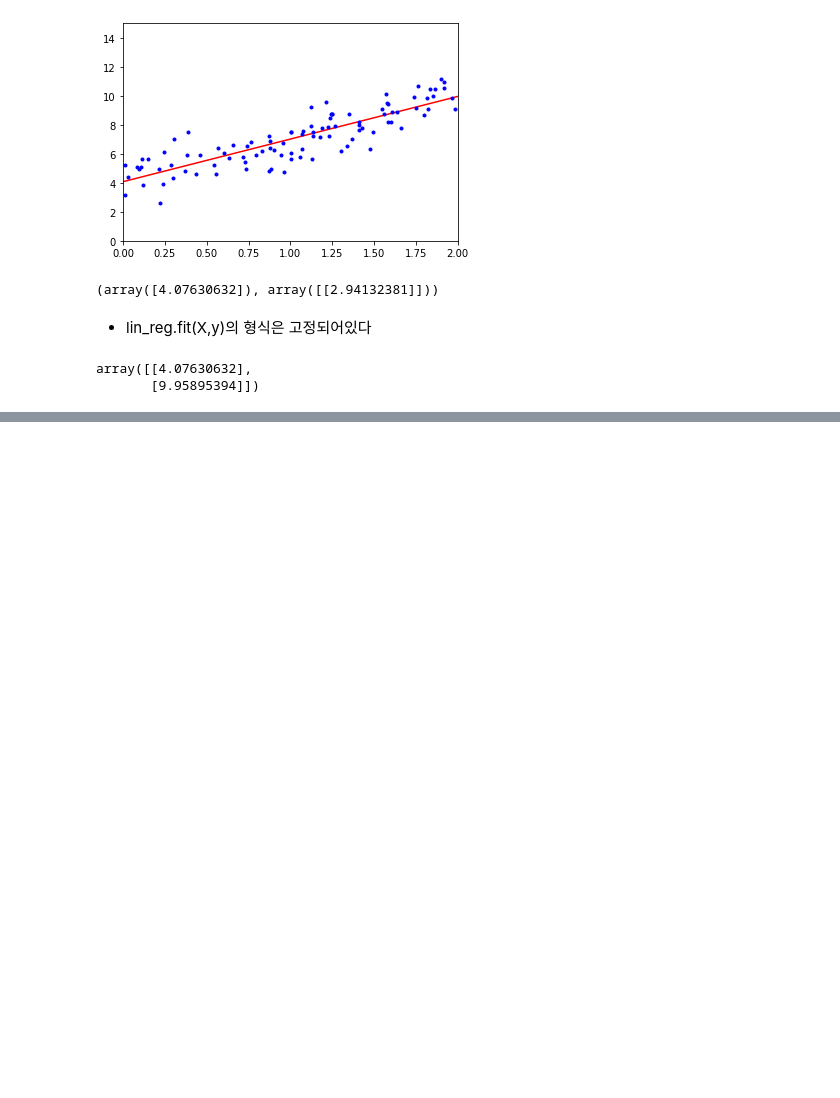
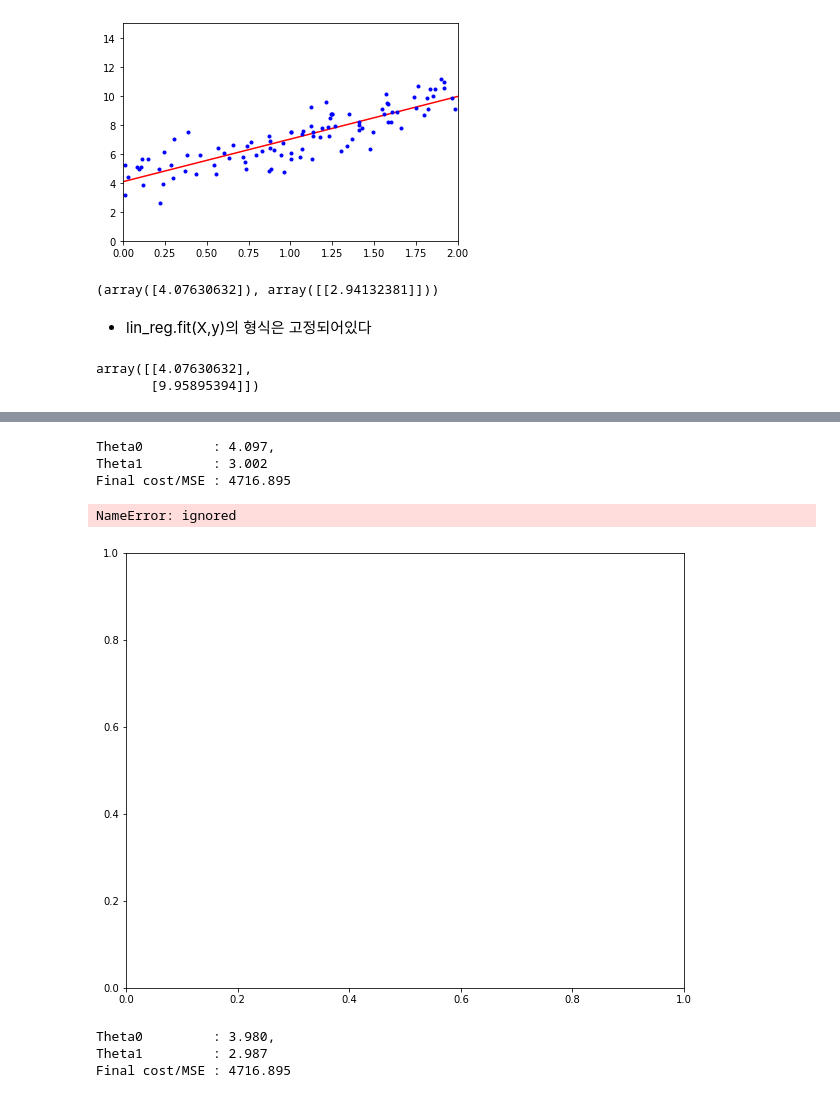
Before and after one commit to yoonyoung27/prac_python, a Jupyter notebook: machine_learning_01.ipynb, the cells around one changed output, grey strips where cells are left out. Saved outputs shown, nothing was run; the diff lists cells and outputs as text; code cells hidden in the pictures; blank space fills up the shorter version.

```diff
--- a/machine_learning_01.ipynb
+++ b/machine_learning_01.ipynb
@@ -80,0 +184,26 @@ array([[4.07630632],
+# %%
+Ir = 0.5
+n_iter = 50
+
+theta = np.random.randn(2,1)
+
+X_b = np.c_[np.ones((len(X),1)),X]
+theta, cost_hitory = stochastic_gradient_descent(X_b, y, theta, Ir, n_iter)
+
+print('Theta0         : {:0.3f},\nTheta1         : {:0.3f}'.format(theta[0][0], theta[1][0]))
+print('Final cost/MSE : {:0.3f}'.format(cost_history[-1]))
+# %% [output]
+Theta0         : 4.097,
+Theta1         : 3.002
+Final cost/MSE : 4716.895
+# %%
+fig.ax = plt.subplots(figsize=(10,8))
+
+ax.set_ylabel('{J(Theta)}', rotation=0)
+ax.set_xlabel('{Iterations}')
+theta = np.random.randn(2,1)
+
+_=ax.plot(range(n_iter), cost_history, 'b.')
+# %% [output]
+NameError: ignored
+[figure, added]
@@ -80,0 +244,14 @@ array([[4.07630632],
+# %%
+Ir = 0.1
+n_iter = 200
+
+theta = np.random.randn(2,1)
+
+theta, cost_hitory = stochastic_gradient_descent(X_b, y, theta, Ir, n_iter)
+
+print('Theta0         : {:0.3f},\nTheta1         : {:0.3f}'.format(theta[0][0], theta[1][0]))
+print('Final cost/MSE : {:0.3f}'.format(cost_history[-1]))
+# %% [output]
+Theta0         : 3.980,
+Theta1         : 2.987
+Final cost/MSE : 4716.895
```
Also changed, not shown: parts of 11 cells of this notebook.
